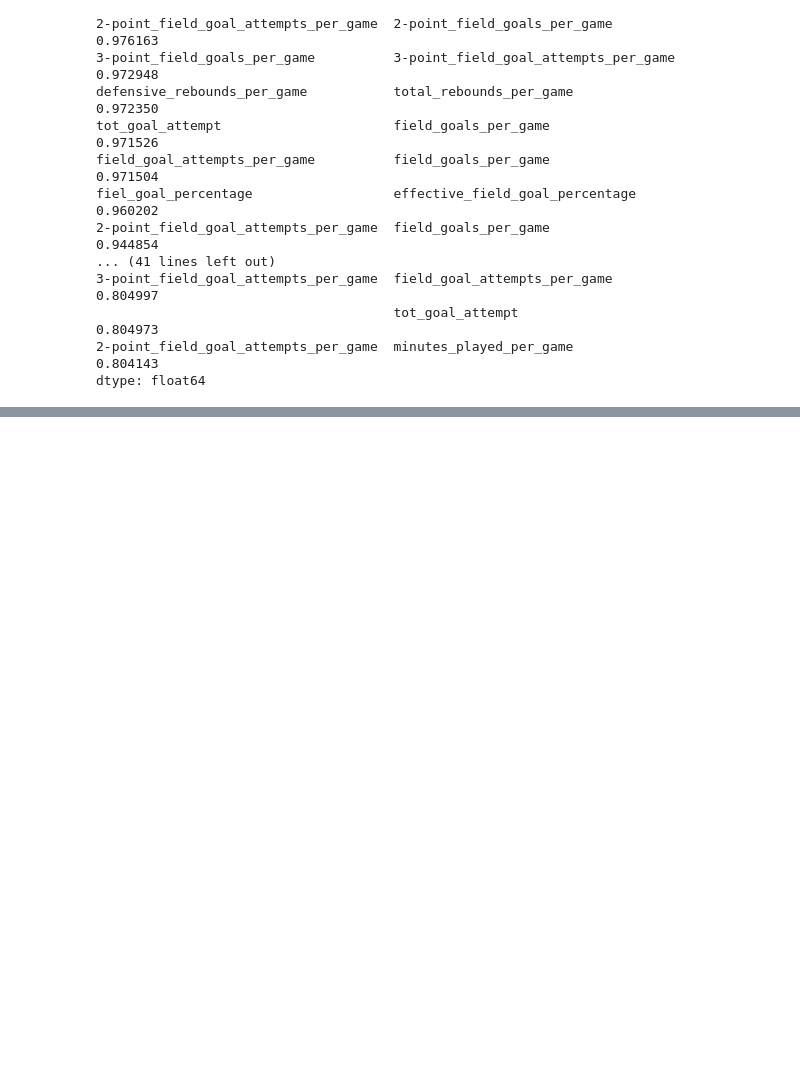
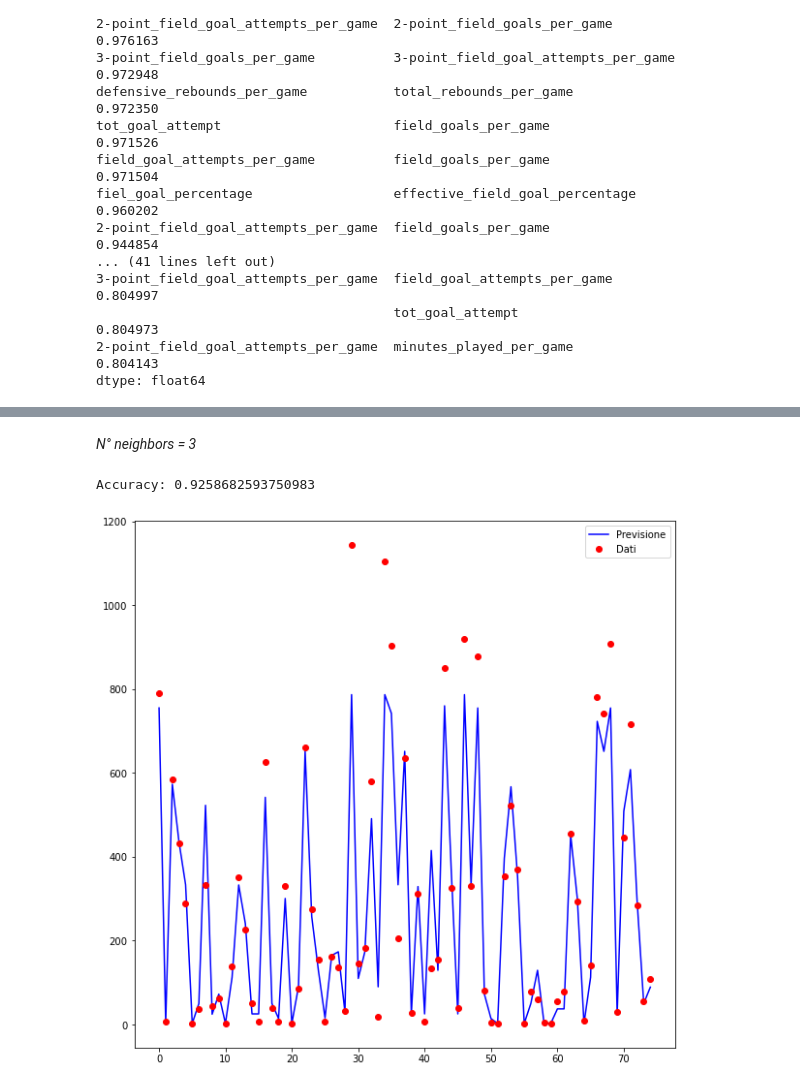
Before and after one commit to AndreCant/MWTDataScience, a Jupyter notebook: notebook.ipynb, the cells around one changed output, grey strips where cells are left out. Drawn from its saved outputs; the diff is of its cells as text; code cells hidden in the pictures; blank space fills up the shorter version.

```diff
--- a/notebook.ipynb
+++ b/notebook.ipynb
@@ -546,0 +591,7 @@ Accuracy: 0.8434532267997473
+# %% [markdown]
+_N° neighbors = 3_
+# %%
+machineLearning(3)
+# %% [output]
+Accuracy: 0.9258682593750983
+[figure, added]
```
Also changed, not shown: parts of 20 cells of this notebook, 1 other file.
